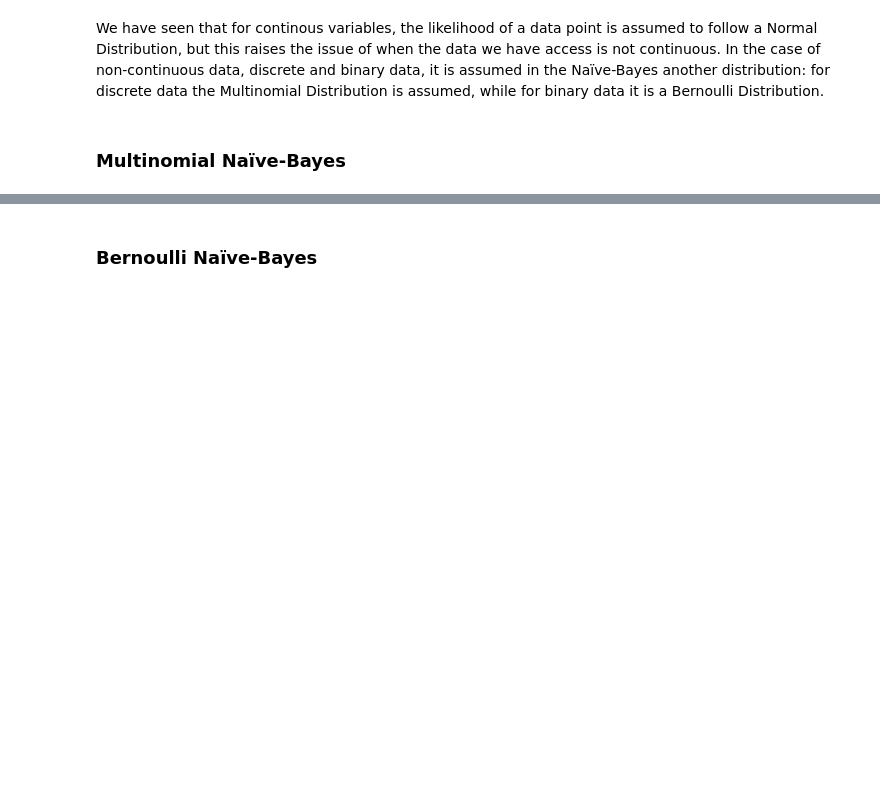
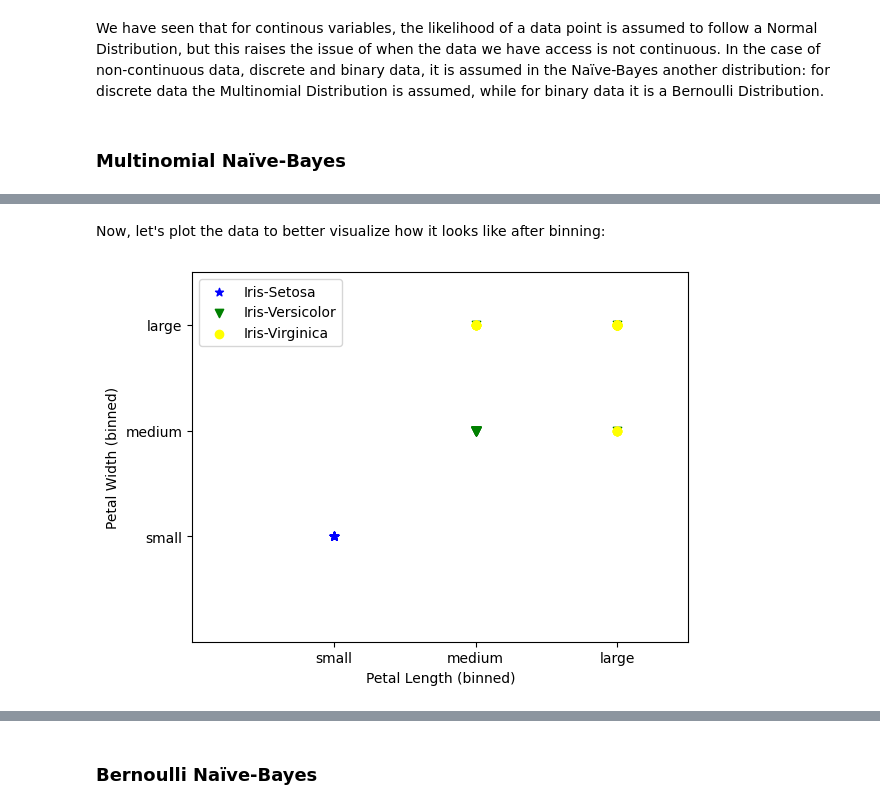
Before and after one commit to davidterroso/ML, a Jupyter notebook: classification.ipynb, the cells around one changed output, grey strips where cells are left out. Cells and saved outputs as stored; diff of their text form; code cells hidden in the pictures; blank space fills up the shorter version.

```diff
--- a/classification.ipynb
+++ b/classification.ipynb
@@ -914,0 +917,38 @@ We have seen that for continous variables, the likelihood of a data point is ass
+# %%
+import numpy as np
+from sklearn.datasets import load_iris
+
+iris = load_iris()
+X = iris["data"][:, 2:]
+X_0 = X[:, 0] # petal length
+X_1 = X[:, 1] # petal width
+
+X_0 = np.digitize(X_0, bins=[0, 2.0, 5.0])
+X_1 = np.digitize(X_1, bins=[0, 0.7, 1.7])
+
+X[:, 0] = X_0
+X[:, 1] = X_1
+
+y = iris["target"]
+# %% [markdown]
+Now, let's plot the data to better visualize how it looks like after binning:
+# %%
+import matplotlib.pyplot as plt
+
+X_setosa = X[y==0]
+X_versicolor = X[y==1]
+X_virginica = X[y==2]
+
+plt.axis([0, 3.5, 0, 3.5])
+
+plt.scatter(X_setosa[:,0], X_setosa[:,1], marker="*", c="blue", label="Iris-Setosa")
+plt.scatter(X_versicolor[:,0], X_versicolor[:,1], marker="v", c="green", label="Iris-Versicolor")
+plt.scatter(X_virginica[:,0], X_virginica[:,1], marker="o", c="yellow", label="Iris-Virginica")
+plt.xticks([1, 2, 3], ["small", "medium", "large"])
+plt.yticks([1, 2, 3], ["small", "medium", "large"])
+plt.xlabel("Petal Length (binned)")
+plt.ylabel("Petal Width (binned)")
+plt.legend(loc=2)
+plt.show()
+# %% [output]
+[figure, added]
```
Also changed, not shown: parts of 2 cells of this notebook.
